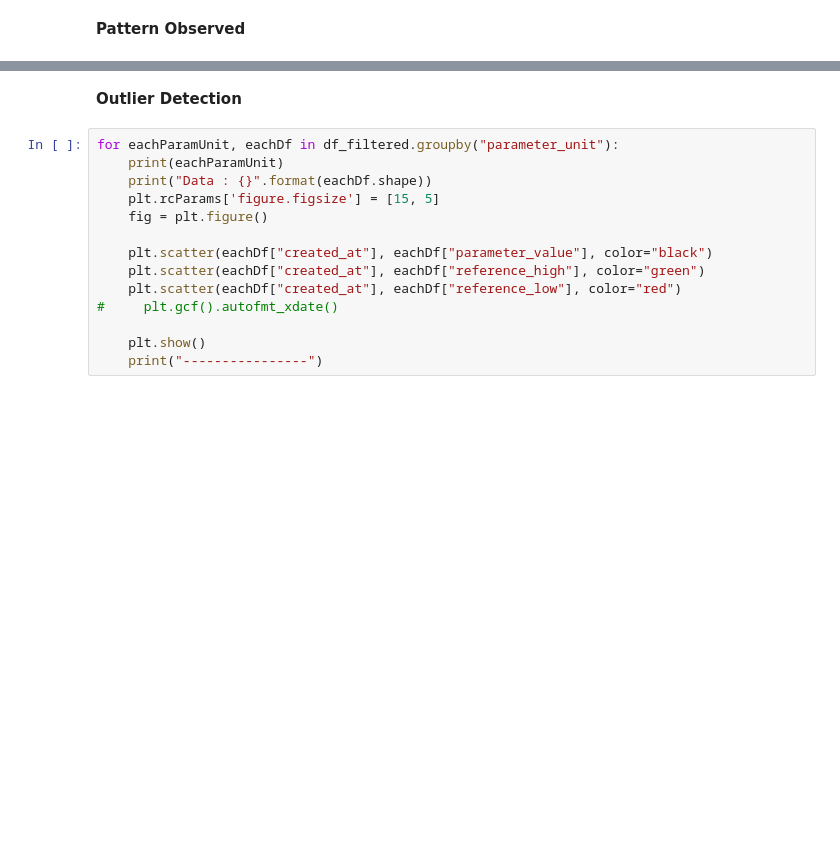
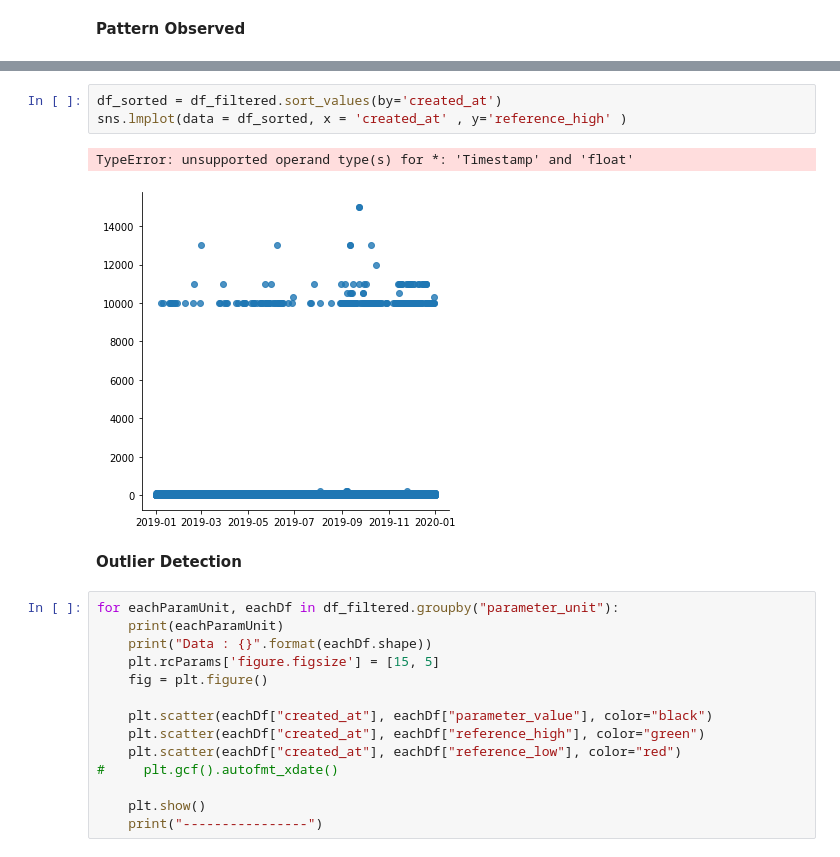
Before and after one commit to kashy750/projects, a Jupyter notebook: hematology_project/Visualization.ipynb, the cells around one changed output, grey strips where cells are left out. Saved outputs shown, nothing was run; the diff lists cells and outputs as text; blank space fills up the shorter version.

```diff
--- a/hematology_project/Visualization.ipynb
+++ b/hematology_project/Visualization.ipynb
@@ -115,3 +133,9 @@ profile
+# %%
+df_sorted = df_filtered.sort_values(by='created_at')
+sns.lmplot(data = df_sorted, x = 'created_at' , y='reference_high' )
+# %% [output]
+TypeError: unsupported operand type(s) for *: 'Timestamp' and 'float'
+[figure, added]
 # %% [markdown]
 **Outlier Detection**
 # %%
```
Also changed, not shown: parts of 4 cells of this notebook.
